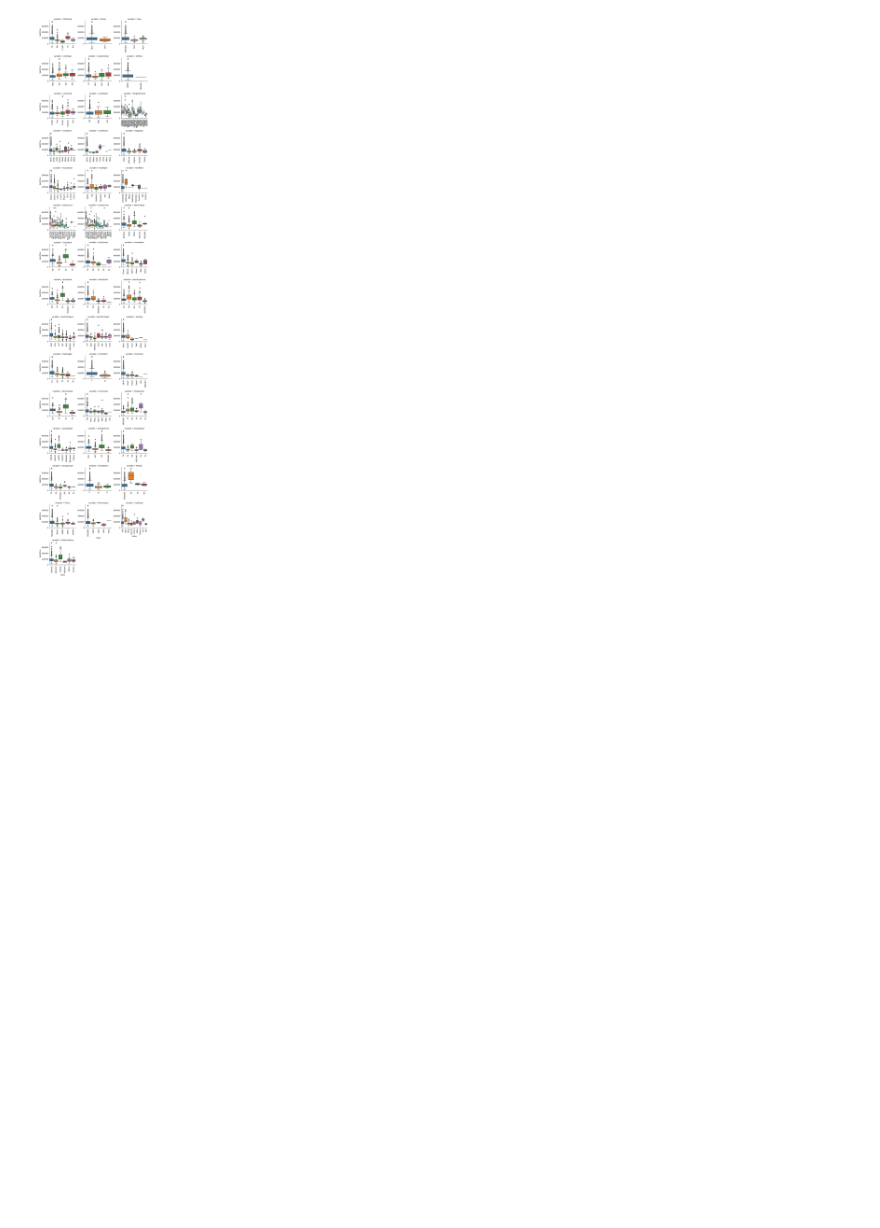
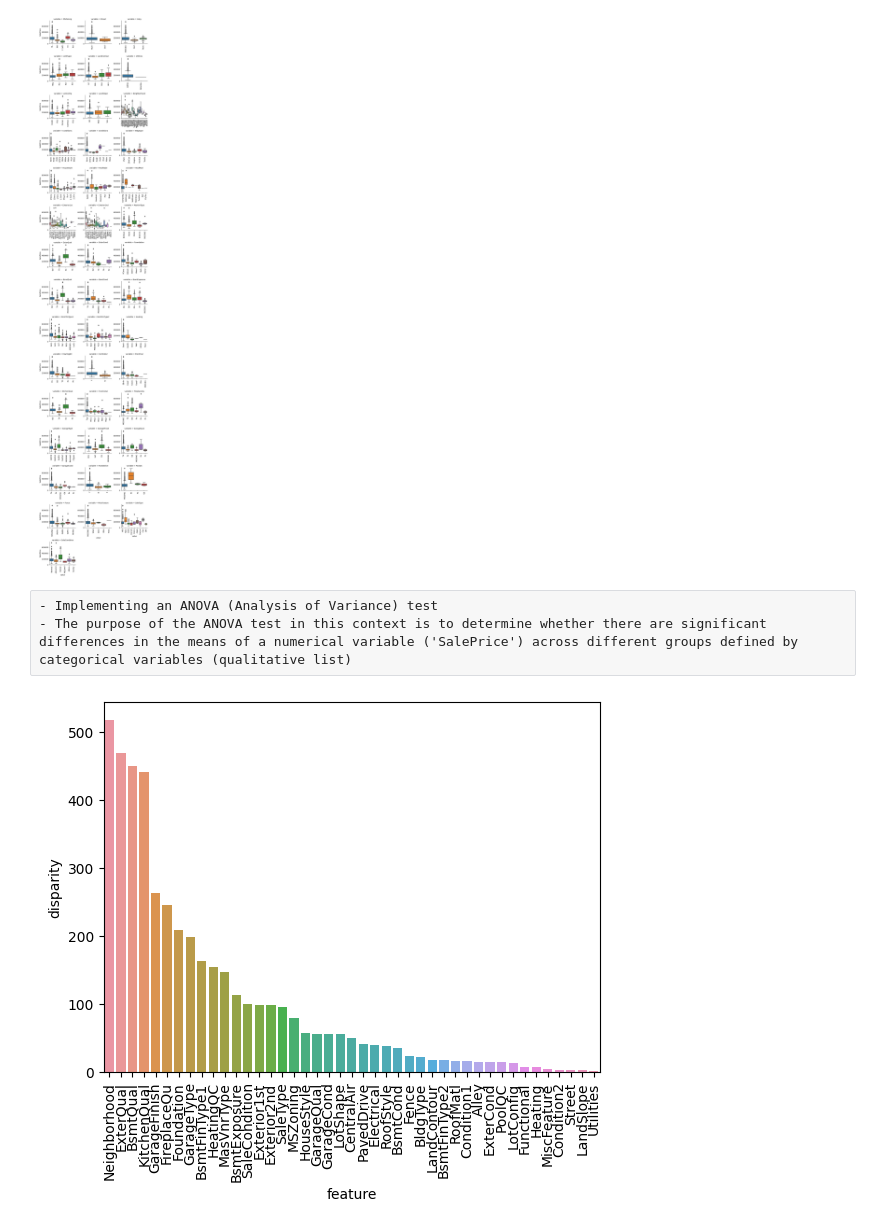
Before and after one commit to mrtrunghieu1/House-Prices-Kaggle-Competition, a Jupyter notebook: src/notebook/EDA_House_Prices.ipynb, the cells around one changed output. Saved outputs shown, nothing was run; the diff lists cells and outputs as text; code cells hidden in the pictures; blank space fills up the shorter version.

Commit message:
[UPDATE] Process missing data/ outliers

```diff
--- a/src/notebook/EDA_House_Prices.ipynb
+++ b/src/notebook/EDA_House_Prices.ipynb
@@ -107,11 +107,13 @@ plt.show()
 ### Quanlitative/ Categorical data
 # %%
 # Convert quanlitative variables to categorical and handle missing values
+df_train_cp = df_train.copy()
+
 for c in quanlitative:
-    df_train[c] = df_train[c].astype('category')
-    if df_train[c].isnull().any():
-        df_train[c] = df_train[c].cat.add_categories(["MISSING"])
-        df_train[c] = df_train[c].fillna('MISSING')
+    df_train_cp[c] = df_train_cp[c].astype('category')
+    if df_train_cp[c].isnull().any():
+        df_train_cp[c] = df_train_cp[c].cat.add_categories(["MISSING"])
+        df_train_cp[c] = df_train_cp[c].fillna('MISSING')
 # %%
 def custom_boxplot(x, y, **kwargs):
     sns.boxplot(x=x, y=y)
@@ -123,3 +125,41 @@ grid = sns.FacetGrid(melted_train, col="variable", col_wrap=3, sharex=False, sha
 grid = grid.map(custom_boxplot, "value", "SalePrice")
 # %% [output]
 [figure]
+# %% [raw]
+- Implementing an ANOVA (Analysis of Variance) test
+- The purpose of the ANOVA test in this context is to determine whether there are significant differences in the means of a numerical variable ('SalePrice') across different groups defined by categorical variables (qualitative list)
+# %%
+def anova_analysis(dataframe, quanlitative_features):
+    # Create am empty DataFrame to store the ANOVA results
+    anova_results = pd.DataFrame()
+    anova_results['feature'] = quanlitative_features
+
+    p_values = []
+
+    for feature in quanlitative_features:
+        samples = []
+        for category in dataframe[feature].unique():
+            sample_values = dataframe[dataframe[feature] == category]['SalePrice'].values
+            samples.append(sample_values)
+
+        # Perfirn a one-way ANOVA test on the samples to compare means
+        p_value = st.f_oneway(*samples)[1]
+        p_values.append(p_value)
+
+    # Add the p-values to the DataFrame
+    anova_results['p_value'] = p_values
+
+    # Taking the negative natural logarithm of p_values
+    anova_results['disparity'] = np.log(1.0 / anova_results['p_value'].values)
+     # Sort the DataFrame based on p-values in ascending order
+    anova_results = anova_results.sort_values('p_value')
+
+    return anova_results
+
+results  = anova_analysis(df_train_cp, quanlitative)
+# Plot the 'disparity' values for each feature
+sns.barplot(data=results, x='feature', y='disparity')
+plt.xticks(rotation=90)
+plt.show()
+# %% [output]
+[figure, added]
```
Also changed, not shown: parts of 22 cells of this notebook.
